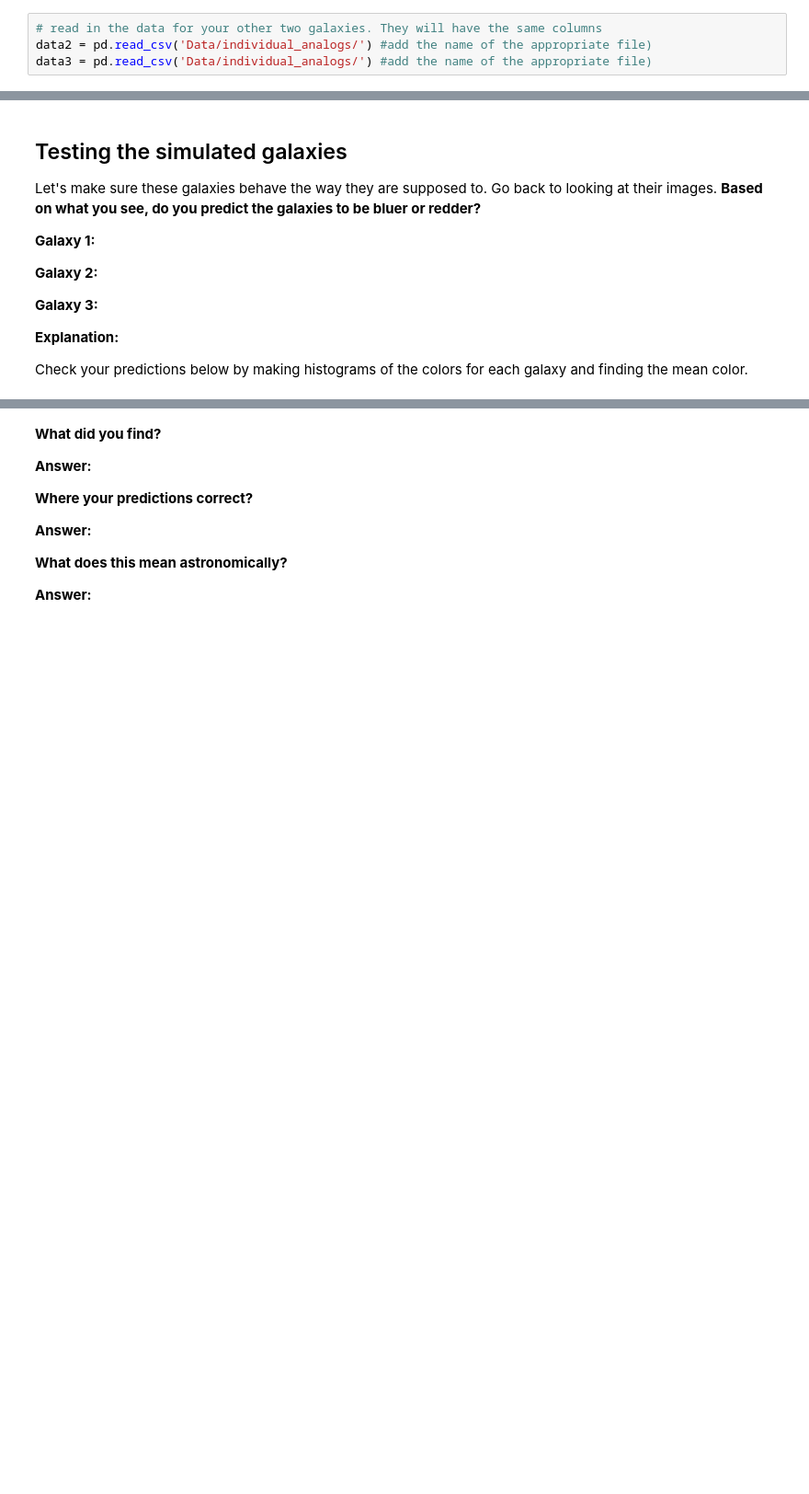
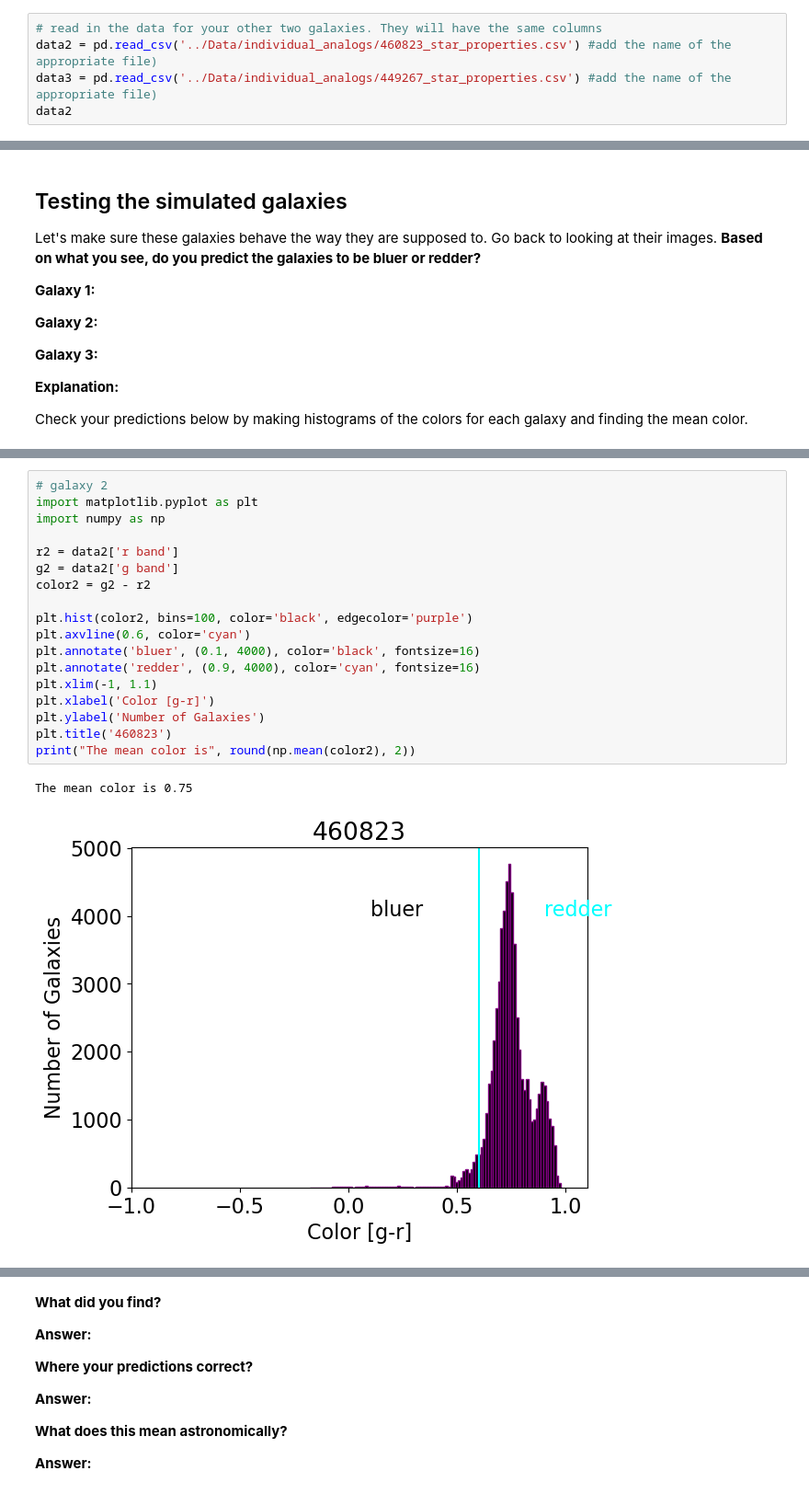
Before and after one commit to AerospaceMars25/CFR-2025, a Jupyter notebook: Astro/Blank/6 - Simulated Galaxies Pt1.ipynb, the cells around one changed output, grey strips where cells are left out. Shown at 92% size. Cells and saved outputs as stored; diff of their text form; blank space fills up the shorter version.

```diff
--- a/Astro/Blank/6 - Simulated Galaxies Pt1.ipynb
+++ b/Astro/Blank/6 - Simulated Galaxies Pt1.ipynb
@@ -62,5 +75,6 @@ data1
 | age [Gyr] |  |
 # %%
 # read in the data for your other two galaxies. They will have the same columns
-data2 = pd.read_csv('Data/individual_analogs/') #add the name of the appropriate file)
-data3 = pd.read_csv('Data/individual_analogs/') #add the name of the appropriate file)
+data2 = pd.read_csv('../Data/individual_analogs/460823_star_properties.csv') #add the name of the appropriate file)
+data3 = pd.read_csv('../Data/individual_analogs/449267_star_properties.csv') #add the name of the appropriate file)
+data2
@@ -117,0 +157,21 @@ matplotlib.rc('font', **{'family':'sans-serif', 'size':16})
+# %%
+# galaxy 2
+import matplotlib.pyplot as plt
+import numpy as np
+
+r2 = data2['r band']
+g2 = data2['g band']
+color2 = g2 - r2
+
+plt.hist(color2, bins=100, color='black', edgecolor='purple')
+plt.axvline(0.6, color='cyan')
+plt.annotate('bluer', (0.1, 4000), color='black', fontsize=16)
+plt.annotate('redder', (0.9, 4000), color='cyan', fontsize=16)
+plt.xlim(-1, 1.1)
+plt.xlabel('Color [g-r]')
+plt.ylabel('Number of Galaxies')
+plt.title('460823')
+print("The mean color is", round(np.mean(color2), 2))
+# %% [output]
+The mean color is 0.75
+[figure, added]
```
Also changed, not shown: parts of 15 cells of this notebook.
